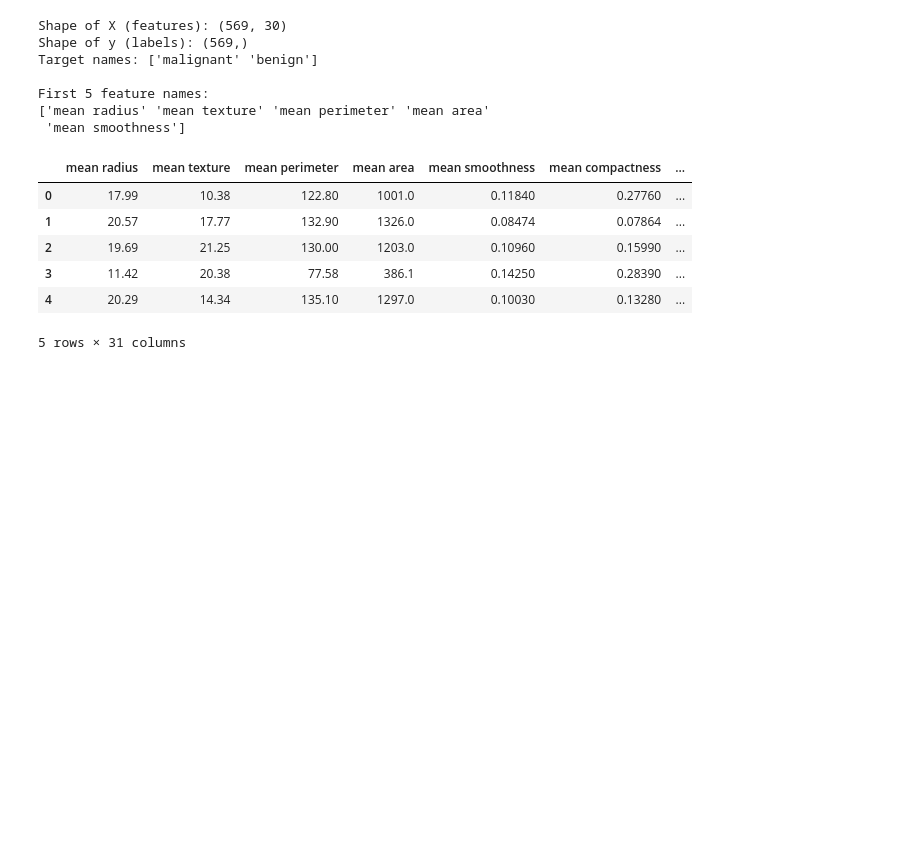
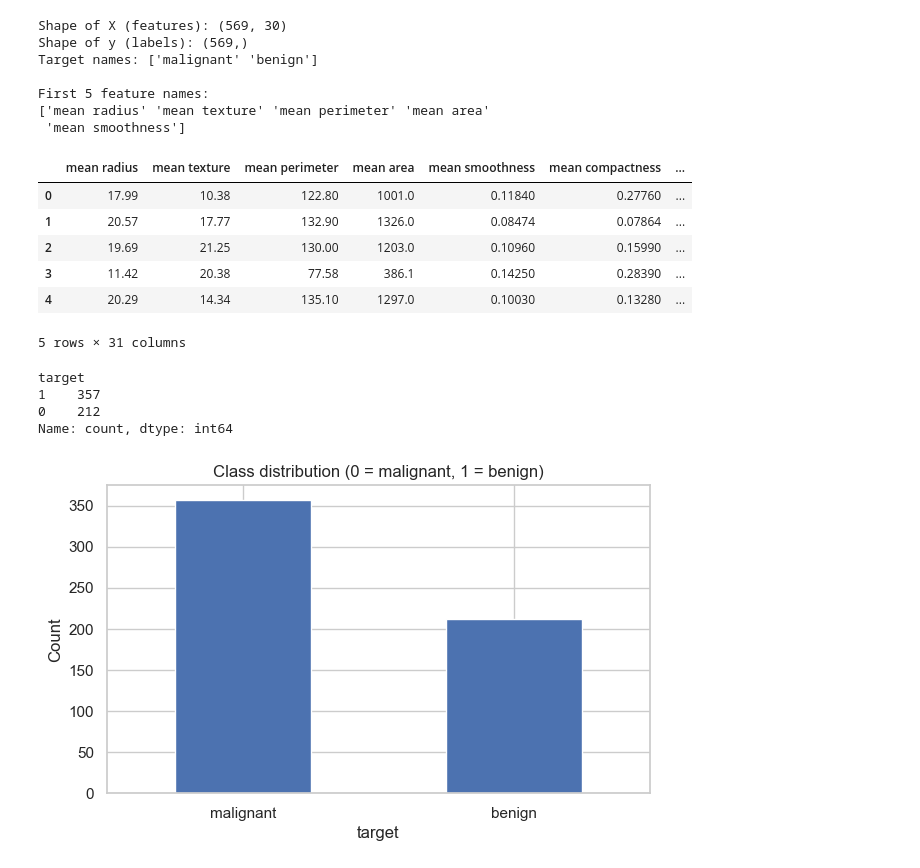
Before and after one commit to joyant-s-g-j/AI-ML-Practices, a Jupyter notebook: machine_learning/Module_16.ipynb, the cells around one changed output. Drawn from its saved outputs; the diff is of its cells as text; code cells hidden in the pictures; blank space fills up the shorter version.

Commit message:
sample visualization

```diff
--- a/machine_learning/Module_16.ipynb
+++ b/machine_learning/Module_16.ipynb
@@ -42,3 +42,19 @@ df.head()
 | 3 | 11.42 | 20.38 | 77.58 | 386.1 | 0.14250 | 0.28390 | ... |
 | 4 | 20.29 | 14.34 | 135.10 | 1297.0 | 0.10030 | 0.13280 | ... |
 5 rows × 31 columns
+# %%
+class_counts = df['target'].value_counts()
+print(class_counts)
+
+plt.figure()
+class_counts.plot(kind='bar')
+plt.xticks(ticks=[0,1], labels=data.target_names, rotation=0)
+plt.title('Class distribution (0 = malignant, 1 = benign)')
+plt.ylabel('Count')
+plt.show()
+# %% [output]
+target
+1    357
+0    212
+Name: count, dtype: int64
+[figure, added]
```
Also changed, not shown: parts of 1 cell of this notebook.
